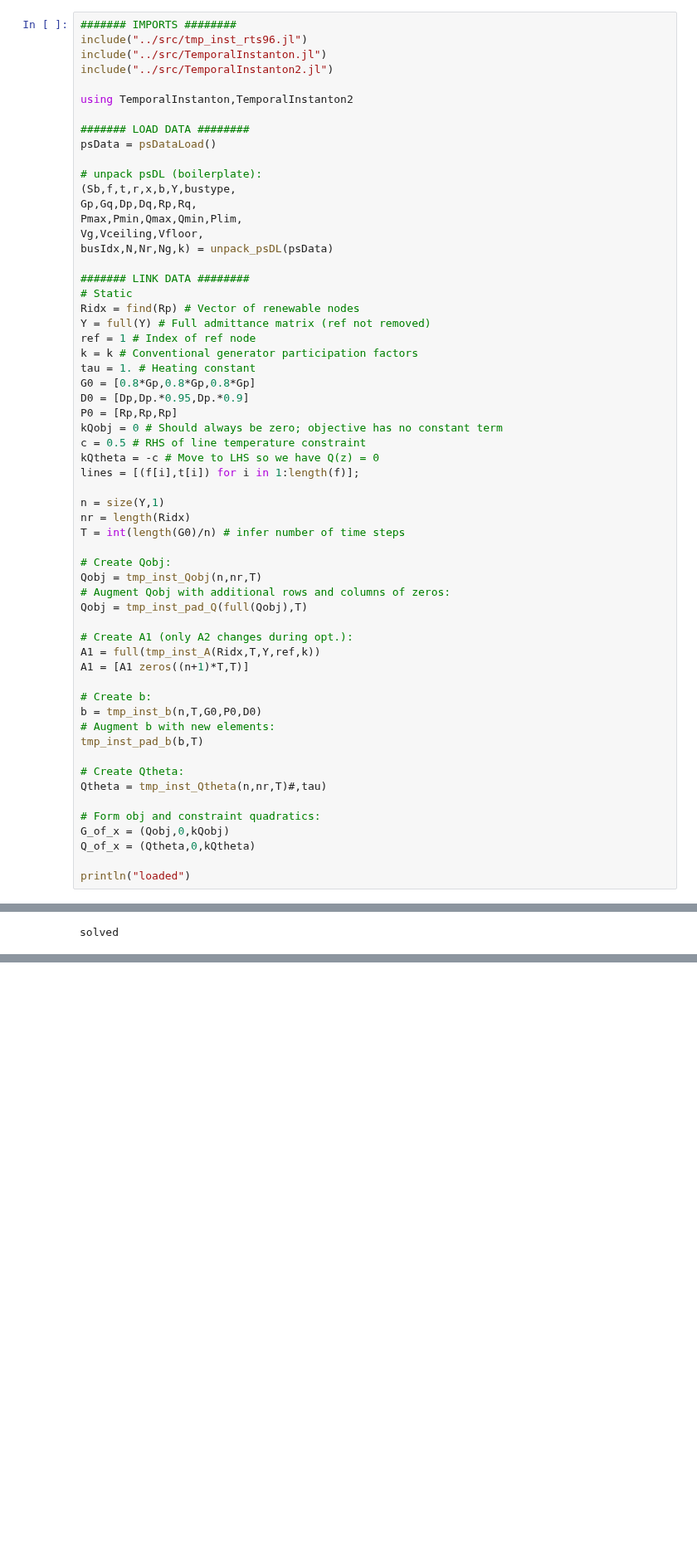
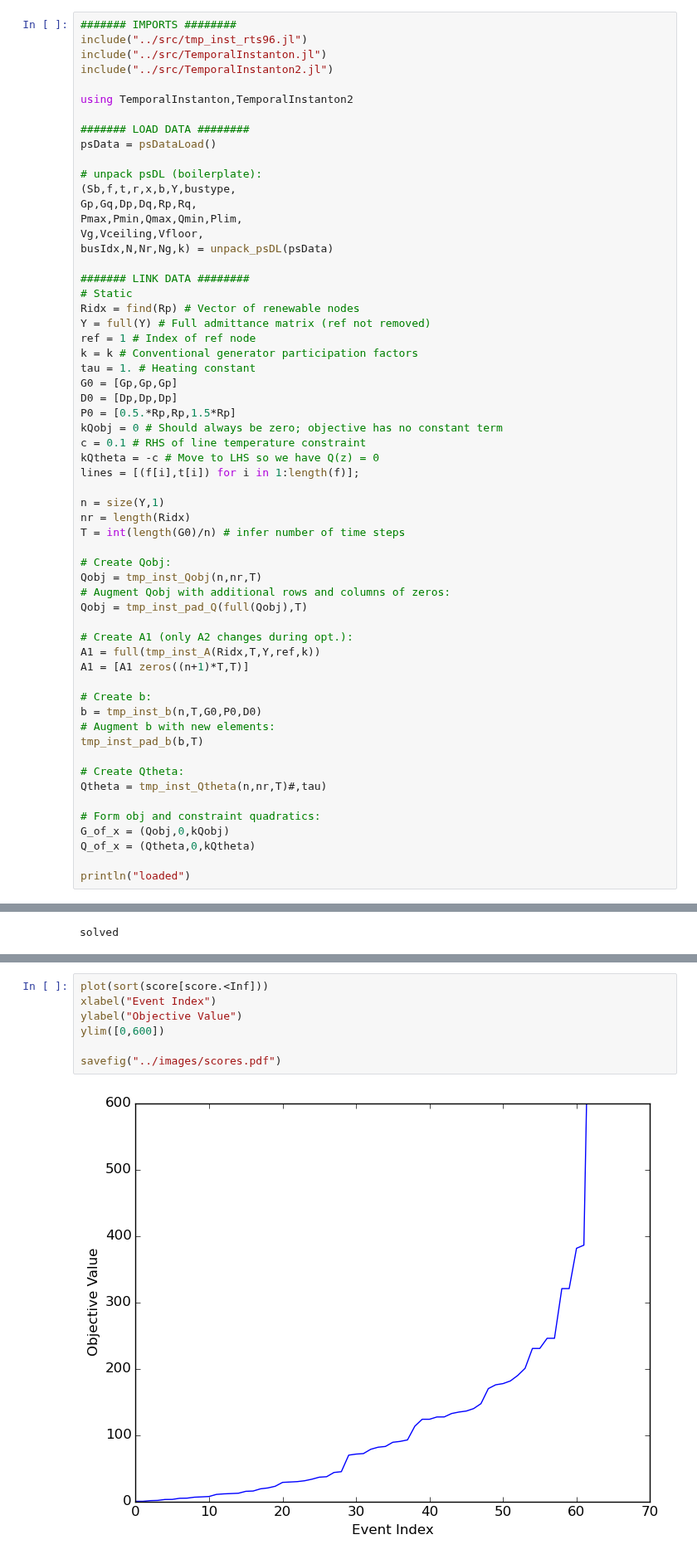
Before and after one commit to kersulis/TemporalInstanton.jl, a Jupyter notebook: nbs/2015-03-26 Numerical Results for RTS-96.ipynb, the cells around one changed output, grey strips where cells are left out. Shown at 83% size. Drawn from its saved outputs; the diff is of its cells as text; blank space fills up the shorter version.

```diff
--- a/nbs/2015-03-26 Numerical Results for RTS-96.ipynb
+++ b/nbs/2015-03-26 Numerical Results for RTS-96.ipynb
@@ -25,11 +25,11 @@ Y = full(Y) # Full admittance matrix (ref not removed)
 ref = 1 # Index of ref node
 k = k # Conventional generator participation factors
 tau = 1. # Heating constant
-G0 = [0.8*Gp,0.8*Gp,0.8*Gp]
-D0 = [Dp,Dp.*0.95,Dp.*0.9]
-P0 = [Rp,Rp,Rp]
+G0 = [Gp,Gp,Gp]
+D0 = [Dp,Dp,Dp]
+P0 = [0.5.*Rp,Rp,1.5*Rp]
 kQobj = 0 # Should always be zero; objective has no constant term
-c = 0.5 # RHS of line temperature constraint
+c = 0.1 # RHS of line temperature constraint
 kQtheta = -c # Move to LHS so we have Q(z) = 0
 lines = [(f[i],t[i]) for i in 1:length(f)];
 
@@ -82,3 +80,12 @@ plot(sort(score[score.<Inf]))
+# %%
+plot(sort(score[score.<Inf]))
+xlabel("Event Index")
+ylabel("Objective Value")
+ylim([0,600])
+
+savefig("../images/scores.pdf")
+# %% [output]
+[figure, added]
 # %%
 @time(loop_through_lines(
     G_of_x,Q_of_x,A1,b,
```
Also changed, not shown: parts of 17 cells of this notebook, 6 other files.
